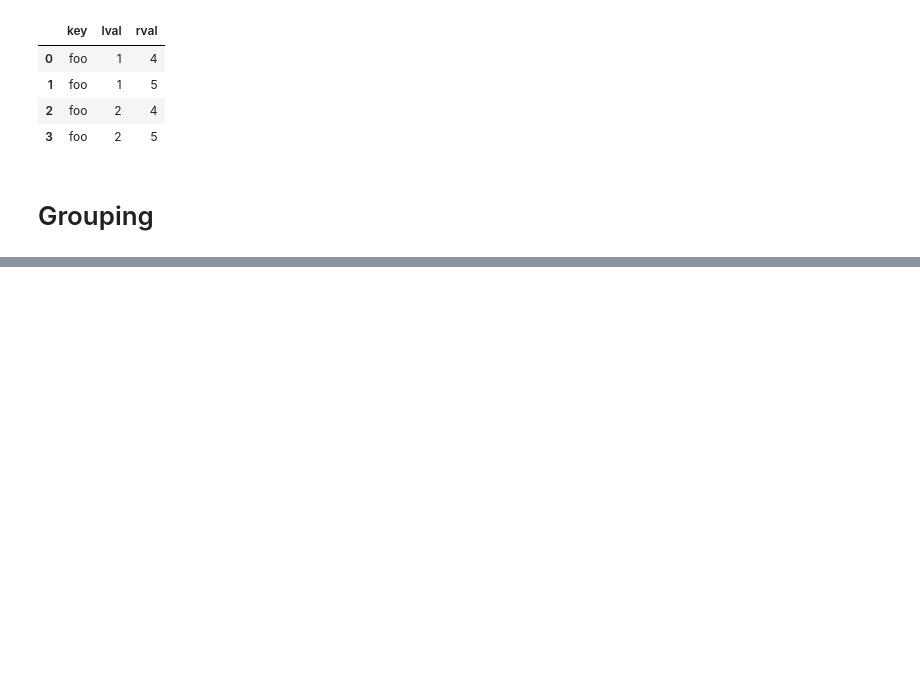
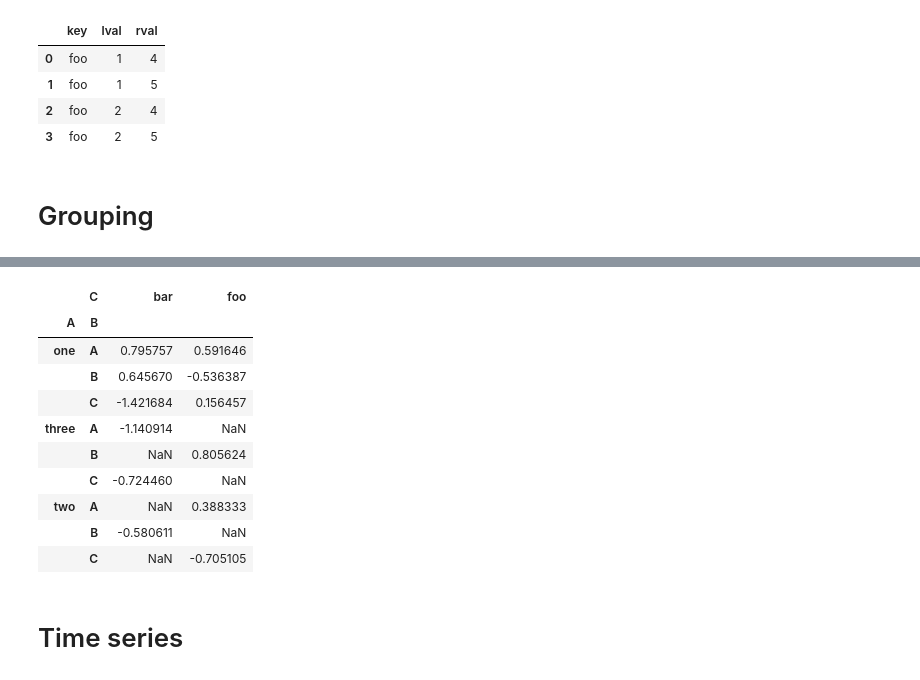
Before and after one commit to KIMS-Github/TIL_, a Jupyter notebook: pandas_10min_practice/pandas_practice_001.ipynb, the cells around one changed output, grey strips where cells are left out. Cells and saved outputs as stored; diff of their text form; code cells hidden in the pictures; blank space fills up the shorter version.

```diff
--- a/pandas_10min_practice/pandas_practice_001.ipynb
+++ b/pandas_10min_practice/pandas_practice_001.ipynb
@@ -597,0 +698,16 @@ df.groupby(['A','B']).sum()
+# %%
+pd.pivot_table(df, values='D', index = ['A', 'B'], columns = ['C'])
+# %% [output]
+|  | C | bar | foo |
+| A | B |  |  |
+| one | A | 0.795757 | 0.591646 |
+|  | B | 0.645670 | -0.536387 |
+|  | C | -1.421684 | 0.156457 |
+| three | A | -1.140914 | NaN |
+|  | B | NaN | 0.805624 |
+|  | C | -0.724460 | NaN |
+| two | A | NaN | 0.388333 |
+|  | B | -0.580611 | NaN |
+|  | C | NaN | -0.705105 |
+# %% [markdown]
+# Time series
```
Also changed, not shown: parts of 63 cells of this notebook.
